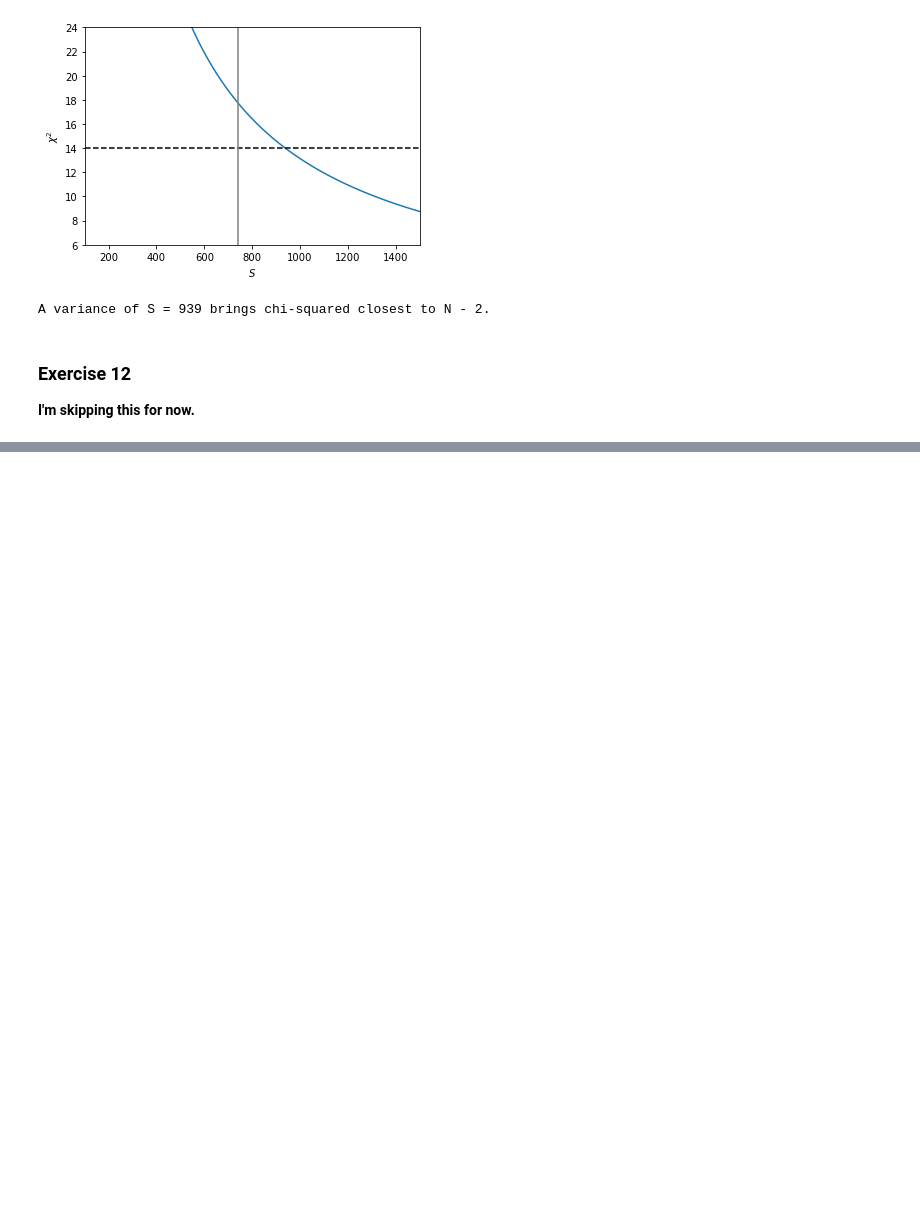
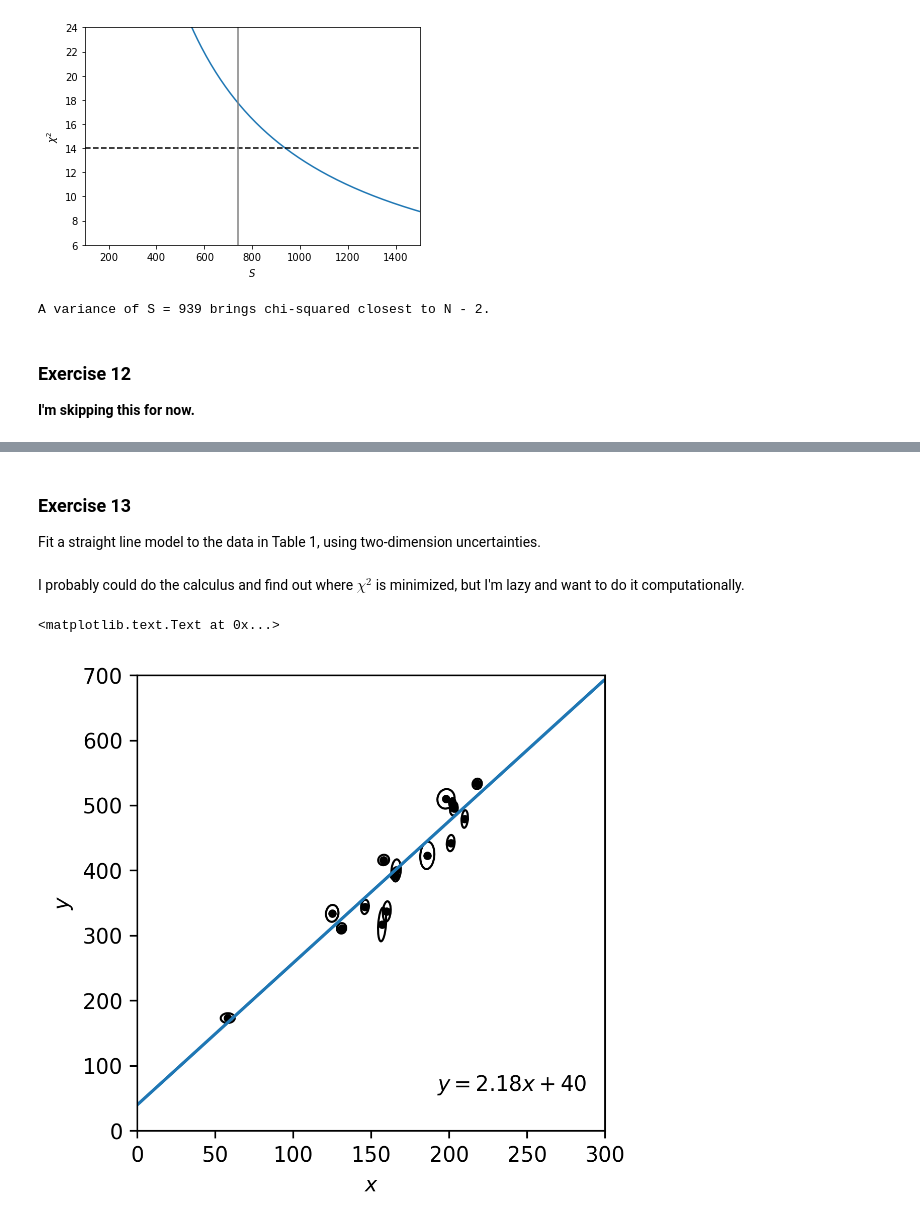
Before and after one commit to jwuphysics/fitting-a-model-to-data, a Jupyter notebook: notebook/Fitting a model to data.ipynb, the cells around one changed output, grey strips where cells are left out. Drawn from its saved outputs; the diff is of its cells as text; code cells hidden in the pictures; blank space fills up the shorter version.

Commit message:
begin exercise 13

```diff
--- a/notebook/Fitting a model to data.ipynb
+++ b/notebook/Fitting a model to data.ipynb
@@ -721,0 +749,4 @@ A variance of S = 939 brings chi-squared closest to N - 2.
+# %% [markdown]
+### Exercise 13
+
+Fit a straight line model to the data in Table 1, using two-dimension uncertainties.
@@ -721,0 +766,51 @@ A variance of S = 939 brings chi-squared closest to N - 2.
+# %% [markdown]
+I probably could do the calculus and find out where $\chi^2$ is minimized, but I'm lazy and want to do it computationally.
+# %%
+import scipy.optimize as optimize
+
+def lnlike((b, m), Z, S):
+    hypotenuse = np.sqrt(1 + m**2) # cos theta = 1 / hypotenuse
+    ortho_vec = np.array([-m, 1])[:, np.newaxis] / hypotenuse
+
+    displacements = (np.matmul(ortho_vec.T, Z) - b / hypotenuse).flatten()
+
+    variance = np.matmul(np.matmul(ortho_vec.T, S), ortho_vec).flatten()
+
+    return -0.5 * np.sum(displacements**2 / variance**2)
+
+chi2 = lambda *params: -lnlike(*params)
+
+# minimize
+b_init, m_init = 30., 2.
+
+res = optimize.minimize(chi2, [b_init, m_init], args=(Z, S))
+b_opt, m_opt = res['x'] if res['success'] else None
+# %%
+import matplotlib.pyplot as plt
+from matplotlib.patches import Ellipse
+%matplotlib inline
+
+fig, ax = plt.subplots(1, 1, figsize=(4, 4), dpi=300)
+ax.plot(np.arange(0, 300), b_opt + np.arange(0, 300)*m_opt)
+
+ax.scatter(x, y, marker='.', color='black')
+for xi, yi, sig_xi, sig_yi, rho_xyi, cov in zip(x, y, sig_x, sig_y, rho_xy, S):
+    # compute principal eigenvector in order to get ellipse orientation
+    eigenvalues, eigenvectors = np.linalg.eigh(cov)
+
+    eigv_x, eigv_y = eigenvectors[:, 0]
+
+    ell = Ellipse((xi, yi), width=sig_xi, height=sig_yi,
+                  angle=np.arctan2(eigv_x, eigv_y),
+                  facecolor='none', edgecolor='black')
+    ax.add_artist(ell)
+
+ax.text(0.8, 0.1, r'$y = {:.2f} x + {:.0f}$'.format(m_opt, b_opt),
+        ha='center', va='center', fontsize=10, transform=ax.transAxes)
+ax.set_xlim(0, 300)
+ax.set_ylim(0, 700)
+ax.set_xlabel('$x$')
+ax.set_ylabel('$y$')
+# %% [output]
+<matplotlib.text.Text at 0x...>
+[figure, added]
```
Also changed, not shown: parts of 2 cells of this notebook.
